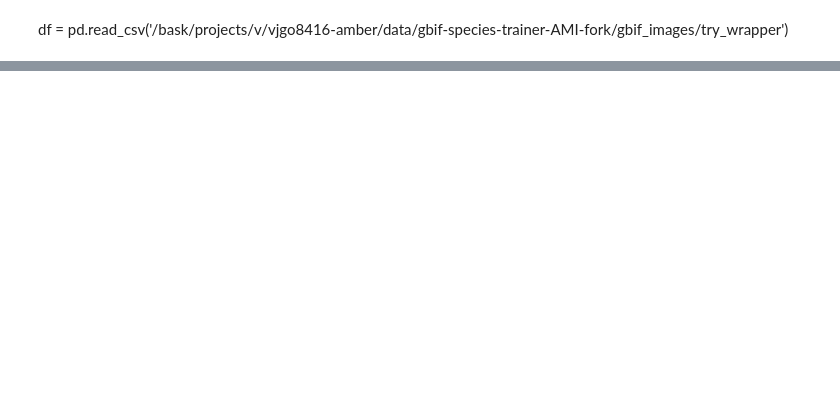
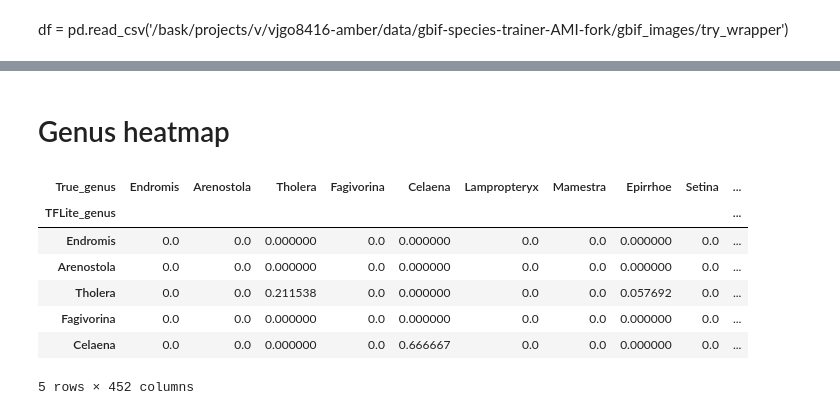
Before and after one commit to AMI-system/species_classifier, a Jupyter notebook: 02_model_training/pytorch/plots.ipynb, the cells around one changed output, grey strips where cells are left out. Saved outputs shown, nothing was run; the diff lists cells and outputs as text; code cells hidden in the pictures; blank space fills up the shorter version.

```diff
--- a/02_model_training/pytorch/plots.ipynb
+++ b/02_model_training/pytorch/plots.ipynb
@@ -176,0 +238,21 @@ plt.show()
+# %% [markdown]
+# Genus heatmap
+# %%
+df4 = pd.crosstab(df["TFLite_genus"], df["True_genus"], dropna=True, normalize="index")
+df4 = df4.fillna(0)
+
+
+# Force the df to be square
+i = list(set(list(df["TFLite_genus"]) + list(df["True_genus"])))
+df4 = df4.reindex(index=i, columns=i, fill_value=0)
+
+df4.head()
+# %% [output]
+| True_genus | Endromis | Arenostola | Tholera | Fagivorina | Celaena | Lampropteryx | Mamestra | Epirrhoe | Setina | ... |
+| TFLite_genus |  |  |  |  |  |  |  |  |  | ... |
+| Endromis | 0.0 | 0.0 | 0.000000 | 0.0 | 0.000000 | 0.0 | 0.0 | 0.000000 | 0.0 | ... |
+| Arenostola | 0.0 | 0.0 | 0.000000 | 0.0 | 0.000000 | 0.0 | 0.0 | 0.000000 | 0.0 | ... |
+| Tholera | 0.0 | 0.0 | 0.211538 | 0.0 | 0.000000 | 0.0 | 0.0 | 0.057692 | 0.0 | ... |
+| Fagivorina | 0.0 | 0.0 | 0.000000 | 0.0 | 0.000000 | 0.0 | 0.0 | 0.000000 | 0.0 | ... |
+| Celaena | 0.0 | 0.0 | 0.000000 | 0.0 | 0.666667 | 0.0 | 0.0 | 0.000000 | 0.0 | ... |
+5 rows × 452 columns
```
Also changed, not shown: parts of 17 cells of this notebook, 2 other files.
